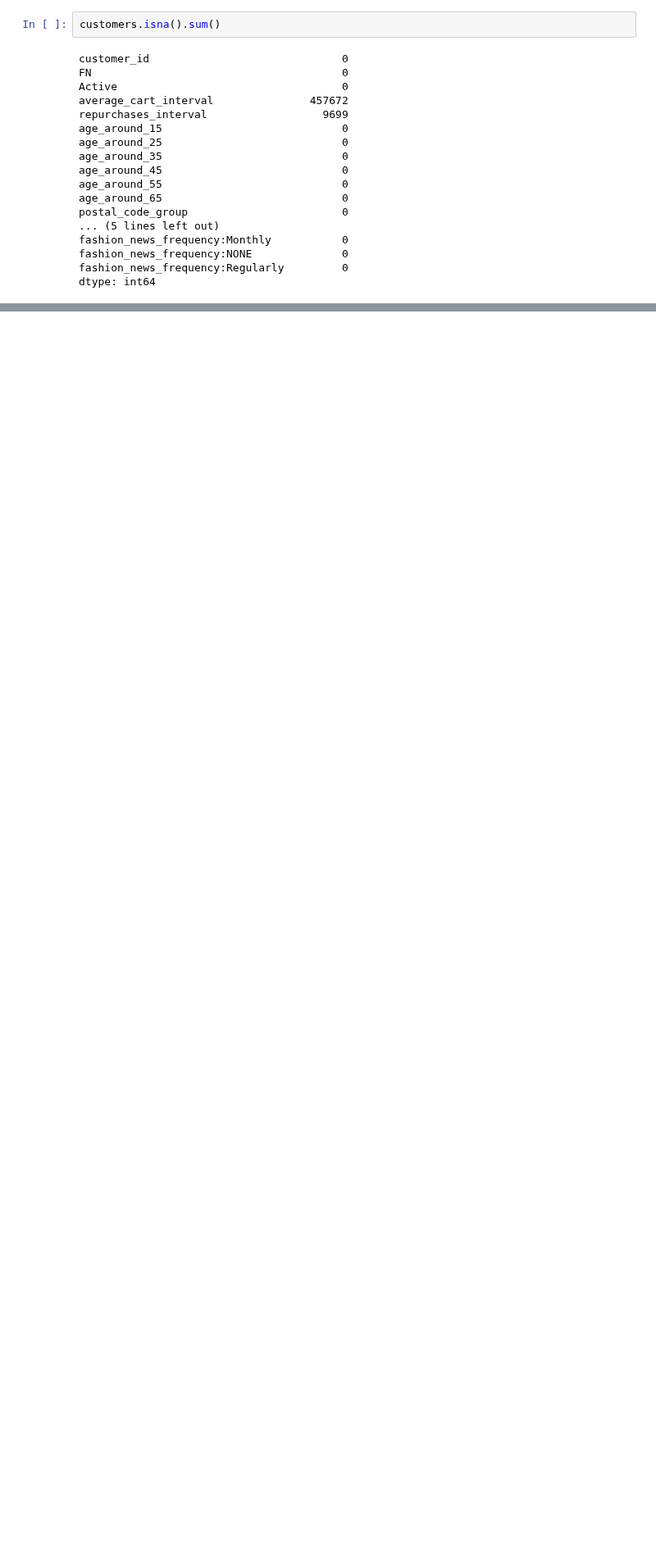
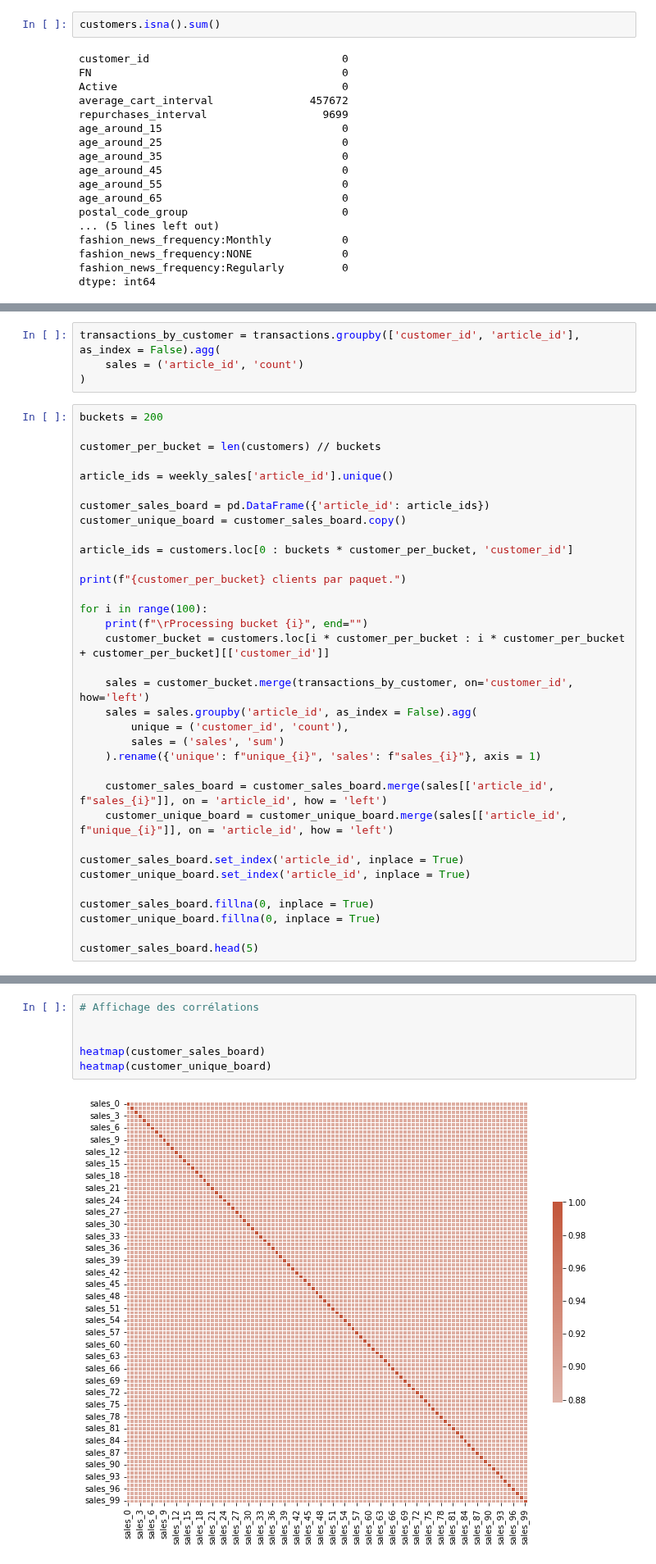
Before and after one commit to treb93/pyhm, a Jupyter notebook: gnn_prepare_dataset.ipynb, the cells around one changed output, grey strips where cells are left out. Shown at 82% size. Drawn from its saved outputs; the diff is of its cells as text; blank space fills up the shorter version.

```diff
--- a/gnn_prepare_dataset.ipynb
+++ b/gnn_prepare_dataset.ipynb
@@ -119,0 +298,38 @@ dtype: int64
+# %%
+transactions_by_customer = transactions.groupby(['customer_id', 'article_id'], as_index = False).agg(
+    sales = ('article_id', 'count')
+)
+# %%
+buckets = 200
+
+customer_per_bucket = len(customers) // buckets
+
+article_ids = weekly_sales['article_id'].unique()
+
+customer_sales_board = pd.DataFrame({'article_id': article_ids})
+customer_unique_board = customer_sales_board.copy()
+
+article_ids = customers.loc[0 : buckets * customer_per_bucket, 'customer_id']
+
+print(f"{customer_per_bucket} clients par paquet.")
+
+for i in range(100):
+    print(f"\rProcessing bucket {i}", end="")
+    customer_bucket = customers.loc[i * customer_per_bucket : i * customer_per_bucket + customer_per_bucket][['customer_id']]
+
+    sales = customer_bucket.merge(transactions_by_customer, on='customer_id', how='left')
+    sales = sales.groupby('article_id', as_index = False).agg(
+        unique = ('customer_id', 'count'),
+        sales = ('sales', 'sum')
+    ).rename({'unique': f"unique_{i}", 'sales': f"sales_{i}"}, axis = 1)
+
+    customer_sales_board = customer_sales_board.merge(sales[['article_id', f"sales_{i}"]], on = 'article_id', how = 'left')
+    customer_unique_board = customer_unique_board.merge(sales[['article_id', f"unique_{i}"]], on = 'article_id', how = 'left')
+
+customer_sales_board.set_index('article_id', inplace = True)
+customer_unique_board.set_index('article_id', inplace = True)
+
+customer_sales_board.fillna(0, inplace = True)
+customer_unique_board.fillna(0, inplace = True)
+
+customer_sales_board.head(5)
@@ -119,0 +347,8 @@ dtype: int64
+# %%
+# Affichage des corrélations
+
+
+heatmap(customer_sales_board)
+heatmap(customer_unique_board)
+# %% [output]
+[figure, added]
```
Also changed, not shown: parts of 33 cells of this notebook, 11 other files.
